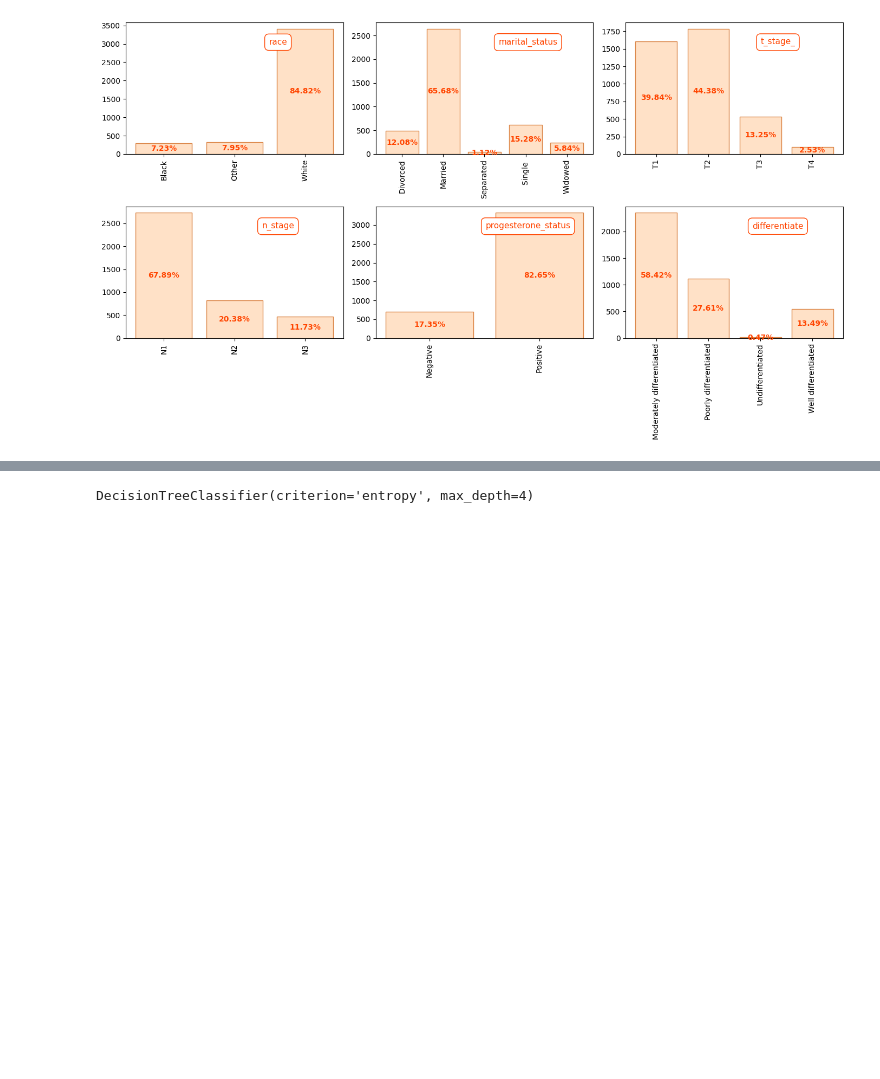
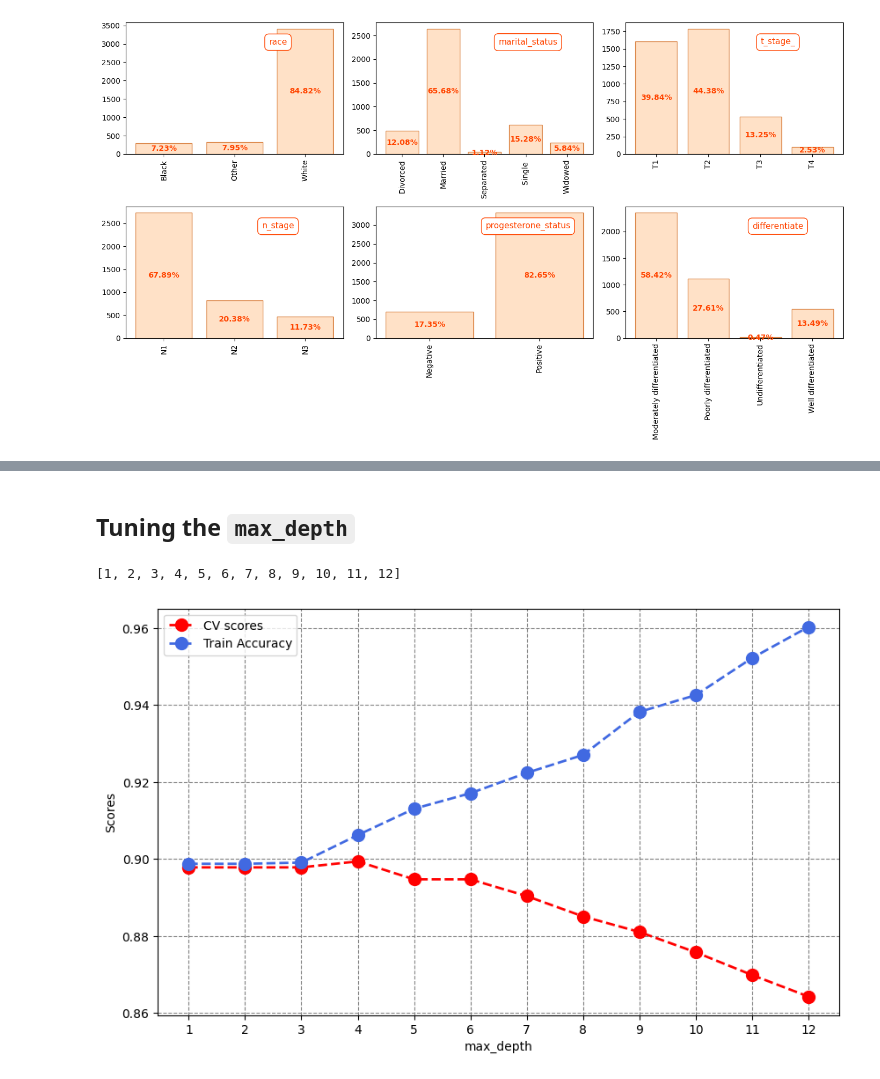
Before and after one commit to mirko-leccese/The-Machine-Learning-Project, a Jupyter notebook: classification/decision-tree.ipynb, the cells around one changed output, grey strips where cells are left out. Cells and saved outputs as stored; diff of their text form; code cells hidden in the pictures; blank space fills up the shorter version.

```diff
--- a/classification/decision-tree.ipynb
+++ b/classification/decision-tree.ipynb
@@ -196,3 +201,14 @@ y = df_bc["status"]  # Replace with your actual target variable
 # %%
-x_train , x_test , y_train , y_test = train_test_split(X,y , test_size=0.2 ,shuffle=True ,
-                                                      random_state= 43 , stratify=y)
+X_train , X_test , y_train , y_test = train_test_split(
+    X, y ,
+    test_size=0.2, shuffle=True,
+    random_state= 43 , stratify=y
+)
+# %% [markdown]
+## Tuning the `max_depth`
+# %%
+max_depths = list(range(1, 13, 1))
+# %%
+max_depths
+# %% [output]
+[1, 2, 3, 4, 5, 6, 7, 8, 9, 10, 11, 12]
@@ -201,4 +229,17 @@ tree = DecisionTreeClassifier(criterion='entropy', max_depth=4)
-# %%
-tree.fit(x_train,y_train)
-# %% [output]
-DecisionTreeClassifier(criterion='entropy', max_depth=4)
+# %%
+# Plot the results
+fig, ax = plt.subplots(figsize=(10, 6))
+
+ax.plot(max_depths, mean_cross_val_score, marker="o", label="CV scores", color="red", linestyle="--", linewidth=2, markersize=10)
+ax.plot(max_depths, train_accuracies, marker="o", color="royalblue", label="Train Accuracy", linestyle="--", linewidth=2, markersize=10)
+
+ax.set_xlabel("max_depth")
+ax.set_ylabel("Scores")
+
+ax.set_xticks(range(1, 13, 1))
+
+ax.grid(True, linestyle="--", color="grey")
+ax.legend()
+plt.show()
+# %% [output]
+[figure, added]
```
Also changed, not shown: parts of 16 cells of this notebook.
